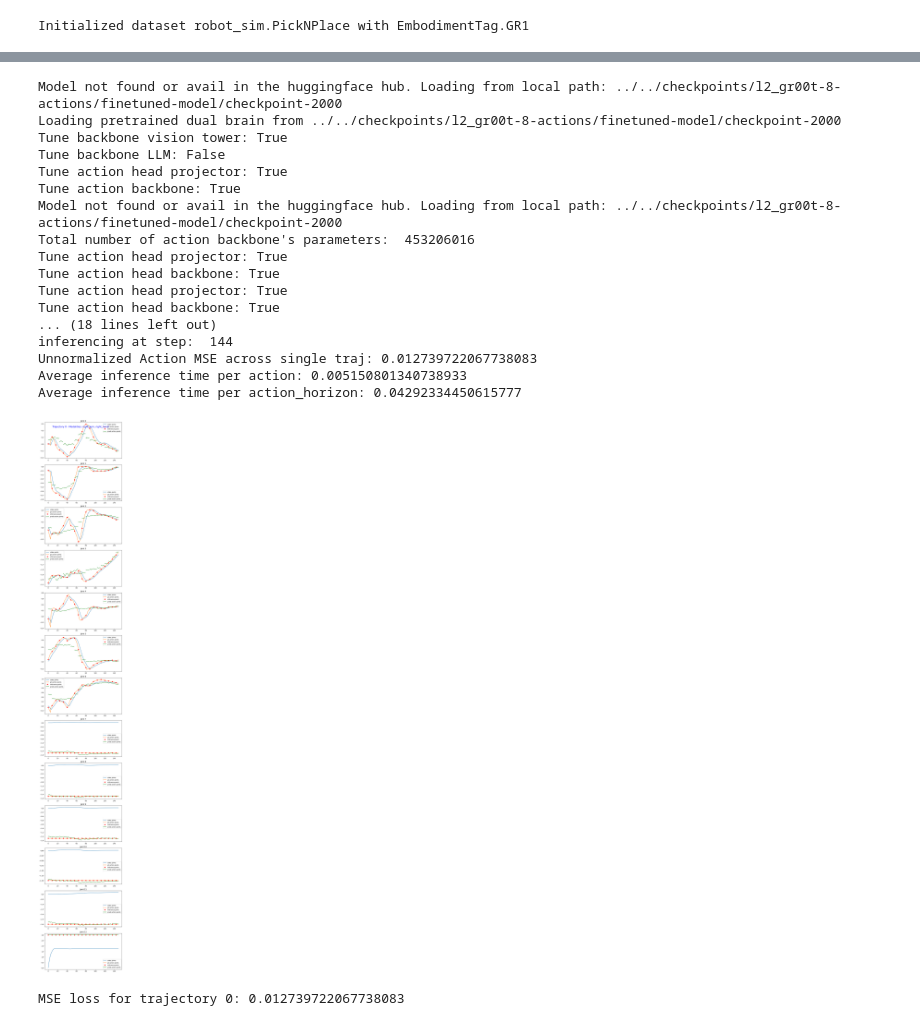
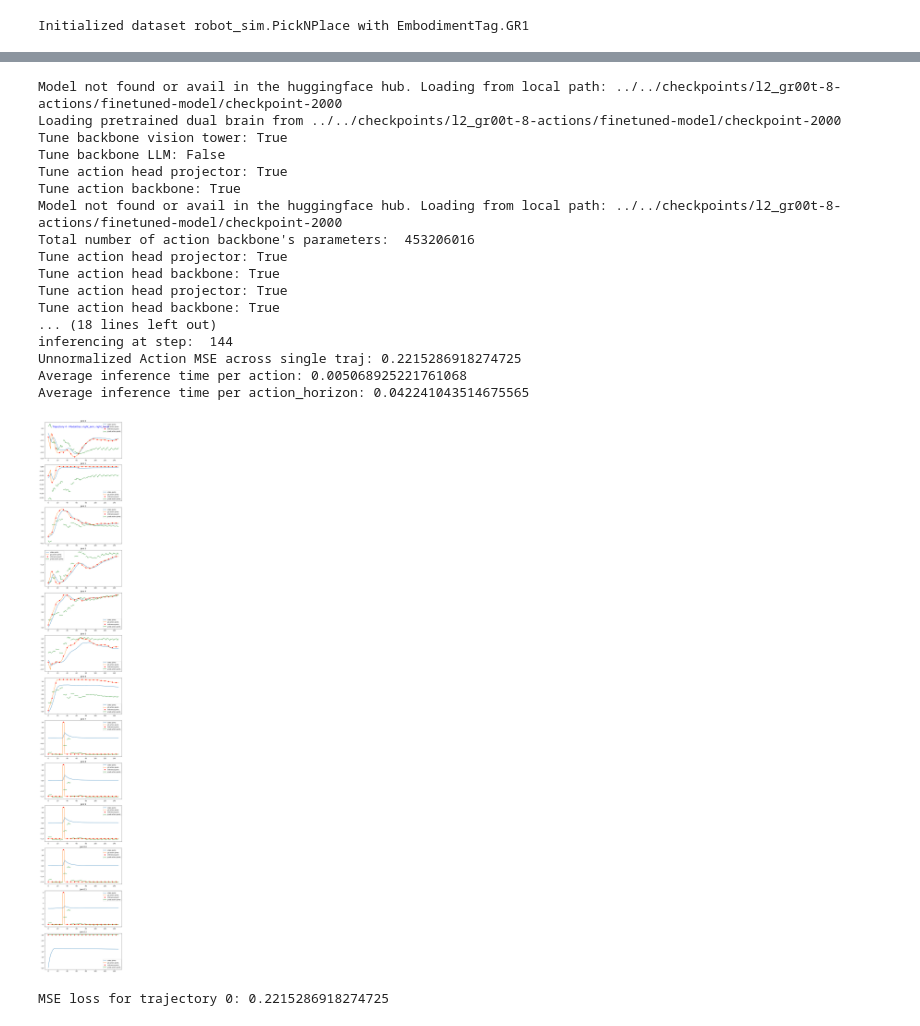
Before and after one commit to LR-AI-Labs/Isaac-GR00T, a Jupyter notebook: getting_started/l1_gr00t/finetune_l1_policy_8_actions.ipynb, the cells around one changed output, grey strips where cells are left out. Saved outputs shown, nothing was run; the diff lists cells and outputs as text; code cells hidden in the pictures.

```diff
--- a/getting_started/l1_gr00t/finetune_l1_policy_8_actions.ipynb
+++ b/getting_started/l1_gr00t/finetune_l1_policy_8_actions.ipynb
@@ -32,6 +32,7 @@ DATASET_PATH = "../../demo_data/robot_sim.PickNPlace"
 
 
 data_config = DATA_CONFIG_MAP["gr1_arms_only"]
+data_config.action_indices = list(range(8))
 modality_config = data_config.modality_config()
 modality_transform = data_config.transform()
 
@@ -43,6 +44,7 @@ dataset = LeRobotSingleDataset(
     video_backend_kwargs=None,
     transforms=None,  # We'll handle transforms separately through the policy
     embodiment_tag=EMBODIMENT_TAG,
+    training=False
 )
 # %% [output]
 Initialized dataset robot_sim.PickNPlace with EmbodimentTag.GR1
@@ -218,36 +175,36 @@ finetuned_policy = L1Gr00tPolicy(
     device=device,
 )
 
 warnings.simplefilter("ignore", category=FutureWarning)
 
 mse = calc_mse_for_single_trajectory(
     finetuned_policy,
     dataset,
-    traj_id=0,
+    traj_id=4,
     modality_keys=["right_arm", "right_hand"],   # we will only evaluate the right arm and right hand
     steps=150,
     action_horizon=8,
     plot=True
 )
 
 print("MSE loss for trajectory 0:", mse)
 # %% [output]
 Model not found or avail in the huggingface hub. Loading from local path: ../../checkpoints/l2_gr00t-8-actions/finetuned-model/checkpoint-2000
 Loading pretrained dual brain from ../../checkpoints/l2_gr00t-8-actions/finetuned-model/checkpoint-2000
 Tune backbone vision tower: True
 Tune backbone LLM: False
 Tune action head projector: True
 Tune action backbone: True
 Model not found or avail in the huggingface hub. Loading from local path: ../../checkpoints/l2_gr00t-8-actions/finetuned-model/checkpoint-2000
 Total number of action backbone's parameters:  453206016
 Tune action head projector: True
 Tune action head backbone: True
 Tune action head projector: True
 Tune action head backbone: True
 ... (18 lines left out)
 inferencing at step:  144
-Unnormalized Action MSE across single traj: 0.012739722067738083
-Average inference time per action: 0.005150801340738933
-Average inference time per action_horizon: 0.04292334450615777
+Unnormalized Action MSE across single traj: 0.2215286918274725
+Average inference time per action: 0.005068925221761068
+Average inference time per action_horizon: 0.042241043514675565
-[figure, old version]
+[figure, new version]
-MSE loss for trajectory 0: 0.012739722067738083
+MSE loss for trajectory 0: 0.2215286918274725
```
Also changed, not shown: parts of 5 cells of this notebook, 1 other file.
